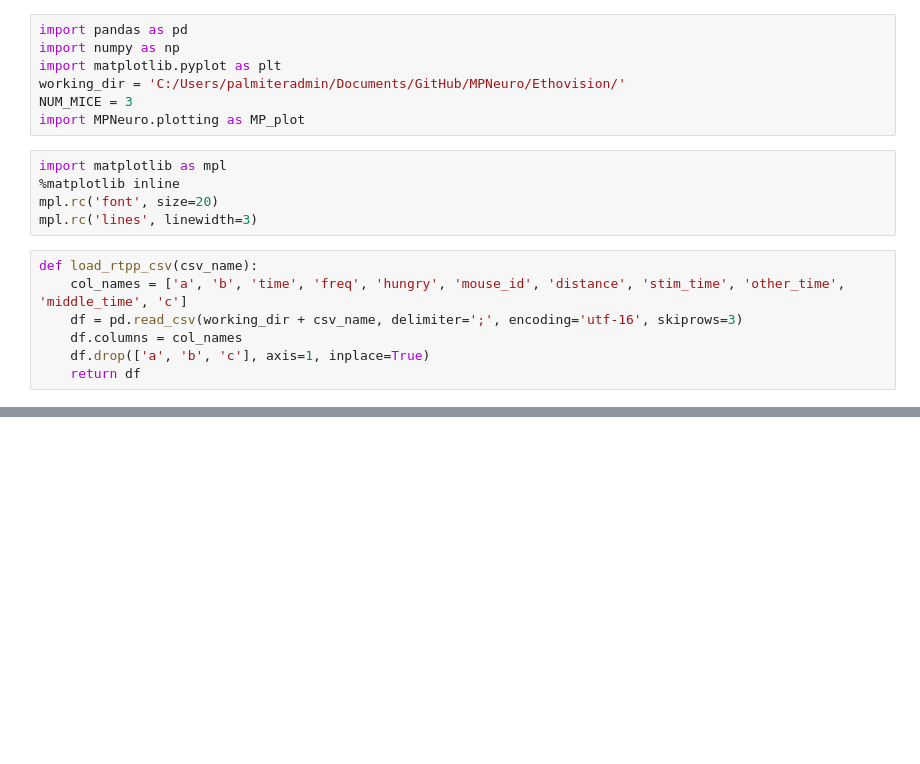
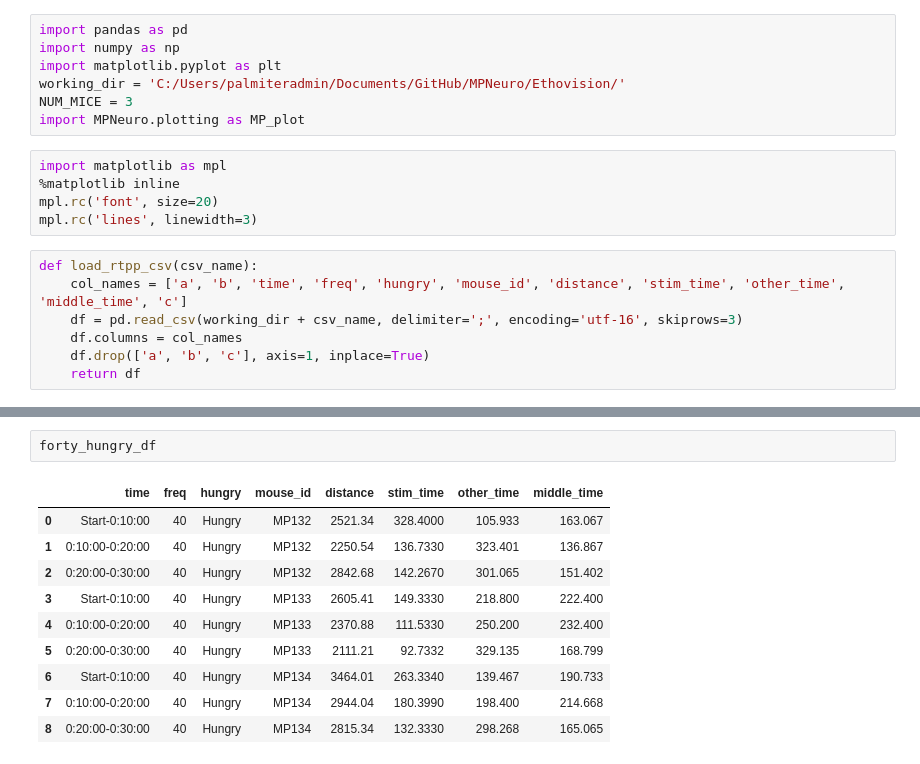
Before and after one commit to map222/MPNeuro, a Jupyter notebook: Ethovision/Real time place preference.ipynb, the cells around one changed output, grey strips where cells are left out. Cells and saved outputs as stored; diff of their text form; blank space fills up the shorter version.

```diff
--- a/Ethovision/Real time place preference.ipynb
+++ b/Ethovision/Real time place preference.ipynb
@@ -44,0 +54,13 @@ MP_plot.prettify_axes(ax)
+# %%
+forty_hungry_df
+# %% [output]
+|  | time | freq | hungry | mouse_id | distance | stim_time | other_time | middle_time |
+| 0 | Start-0:10:00 | 40 | Hungry | MP132 | 2521.34 | 328.4000 | 105.933 | 163.067 |
+| 1 | 0:10:00-0:20:00 | 40 | Hungry | MP132 | 2250.54 | 136.7330 | 323.401 | 136.867 |
+| 2 | 0:20:00-0:30:00 | 40 | Hungry | MP132 | 2842.68 | 142.2670 | 301.065 | 151.402 |
+| 3 | Start-0:10:00 | 40 | Hungry | MP133 | 2605.41 | 149.3330 | 218.800 | 222.400 |
+| 4 | 0:10:00-0:20:00 | 40 | Hungry | MP133 | 2370.88 | 111.5330 | 250.200 | 232.400 |
+| 5 | 0:20:00-0:30:00 | 40 | Hungry | MP133 | 2111.21 | 92.7332 | 329.135 | 168.799 |
+| 6 | Start-0:10:00 | 40 | Hungry | MP134 | 3464.01 | 263.3340 | 139.467 | 190.733 |
+| 7 | 0:10:00-0:20:00 | 40 | Hungry | MP134 | 2944.04 | 180.3990 | 198.400 | 214.668 |
+| 8 | 0:20:00-0:30:00 | 40 | Hungry | MP134 | 2815.34 | 132.3330 | 298.268 | 165.065 |
```
Also changed, not shown: parts of 3 cells of this notebook, 6 other files.
